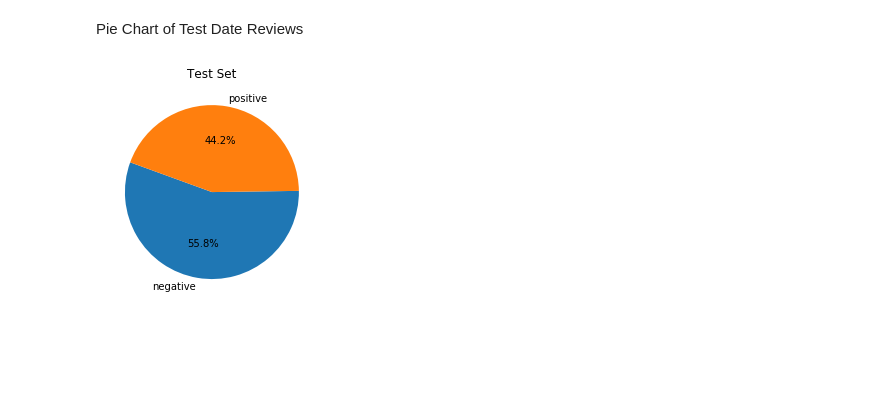
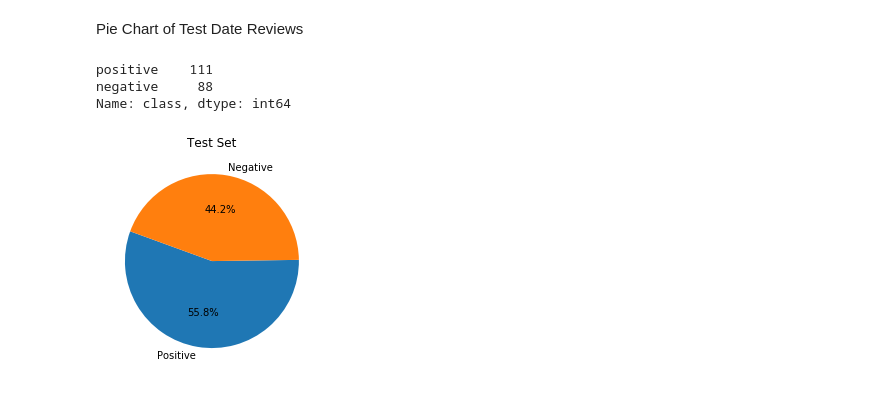
Before and after one commit to SOUMYA-MURALI/Final_Project, a Jupyter notebook: Unbiased_Model_Reviews.ipynb, the cells around one changed output. Drawn from its saved outputs; the diff is of its cells as text; code cells hidden in the pictures; blank space fills up the shorter version.

```diff
--- a/Unbiased_Model_Reviews.ipynb
+++ b/Unbiased_Model_Reviews.ipynb
@@ -316,9 +329,14 @@ plt.show()
 Pie Chart of Test Date Reviews
 # %%
 count_review = df2["class"].value_counts()
+count_review
+# %% [output]
+positive    111
+negative     88
+Name: class, dtype: int64
 # %%
-plt.pie(count_review, labels=class_names, autopct="%1.1f%%", startangle=160)
+plt.pie(count_review, labels=["Positive", "Negative"], autopct="%1.1f%%", startangle=160)
 plt.title("Test Set")
 plt.show()
 # %% [output]
-[figure, old version]
+[figure, new version]
```
Also changed, not shown: parts of 14 cells of this notebook, 1 other file.
